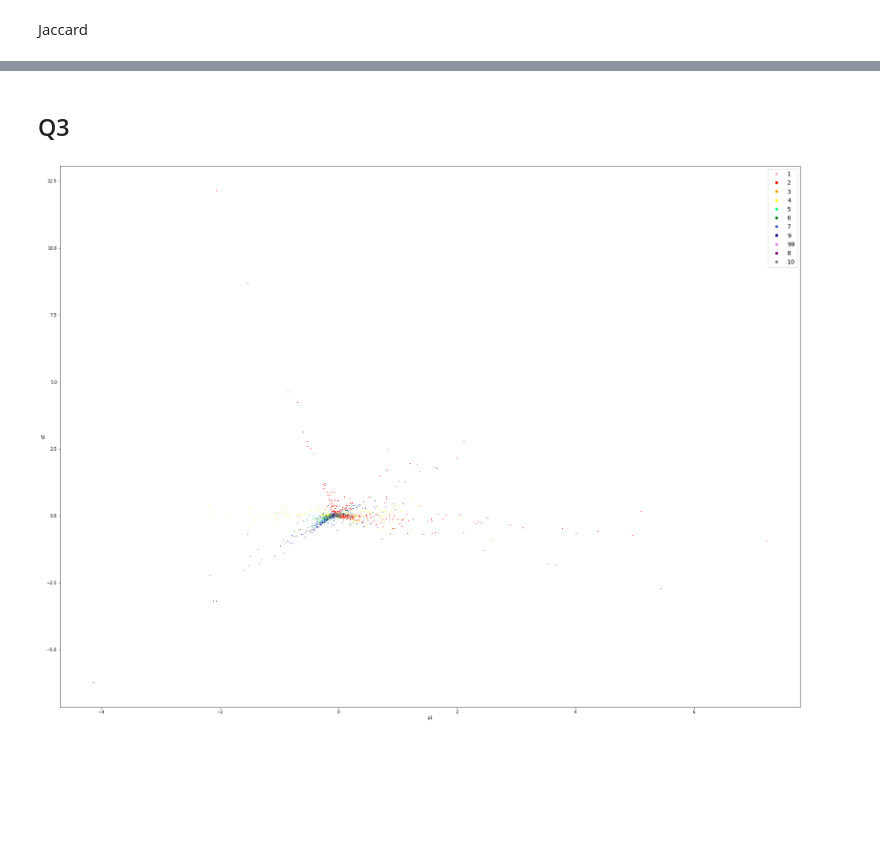
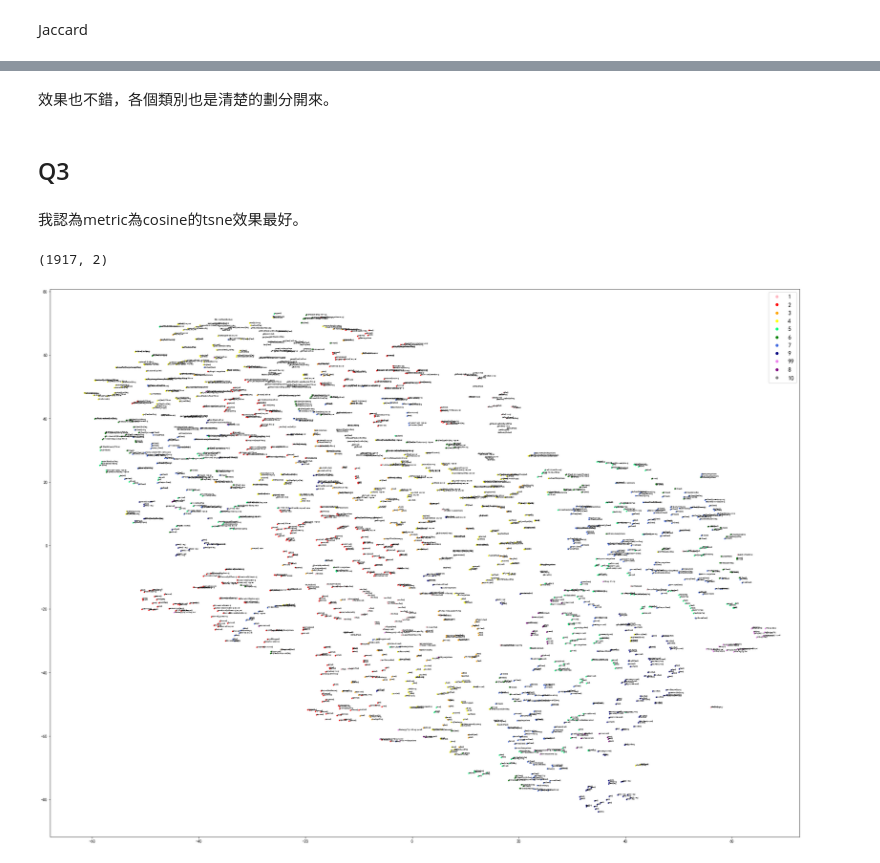
Before and after one commit to white123/stat-learning-2020-spring, a Jupyter notebook: hw4/hw4_b05705043.ipynb, the cells around one changed output, grey strips where cells are left out. Saved outputs shown, nothing was run; the diff lists cells and outputs as text; code cells hidden in the pictures; blank space fills up the shorter version.

```diff
--- a/hw4/hw4_b05705043.ipynb
+++ b/hw4/hw4_b05705043.ipynb
@@ -298,14 +331,32 @@ plt.show()
+# %% [markdown]
+效果也不錯，各個類別也是清楚的劃分開來。
 # %% [markdown]
 ## Q3
+# %% [markdown]
+我認為metric為cosine的tsne效果最好。
+# %%
+features_tsne = TSNE(n_components=2, metric='cosine', random_state=999, n_jobs=-1).fit_transform(features)
+features_tsne.shape
+# %% [output]
+(1917, 2)
 # %%
-# plt.xlabel('p1')
-# plt.ylabel('p2')
-# plt.scatter(features_reduce[:,i], features_reduce[:,i+1], s=1, c=color_map)
-# markers = [plt.Line2D([0,0], [0,0], color=color, marker='o', linestyle='') for color in color_dict.values()]
-# plt.legend(markers, color_dict.keys(), numpoints=1, fontsize="x-large")
+mpl.rcParams[u'font.sans-serif'] = ['simhei']
+mpl.rcParams['axes.unicode_minus'] = False
 
-# fig = plt.gcf()
-# fig.set_size_inches(32, 24)
-# plt.savefig('q3.png', dpi=300)
+fig, ax = plt.subplots(figsize=(32,24))
+
+ax.scatter(features_tsne[:,0], features_tsne[:,1], s=5, c=color_map)
+markers = [plt.Line2D([0,0], [0,0], color=color, marker='o', linestyle='') for color in color_dict.values()]
+ax.legend(markers, color_dict.keys(), numpoints=1, fontsize="x-large")
+
+dname_all = []
+for idx in matrix.index.values:
+    dname_all.append(uname.loc[uname['department_id'] == idx, 'department_name'].iloc[0])
+dname_all = np.array(dname_all)
+
+for i, name in enumerate(dname_all):
+    ax.annotate(name, (features_tsne[:,0][i], features_tsne[:,1][i]), fontsize=3)
+
+plt.savefig('q3.png', dpi=500)
 # %% [output]
-[figure, old version]
+[figure, new version]
```
Also changed, not shown: parts of 29 cells of this notebook, 1 other file.
